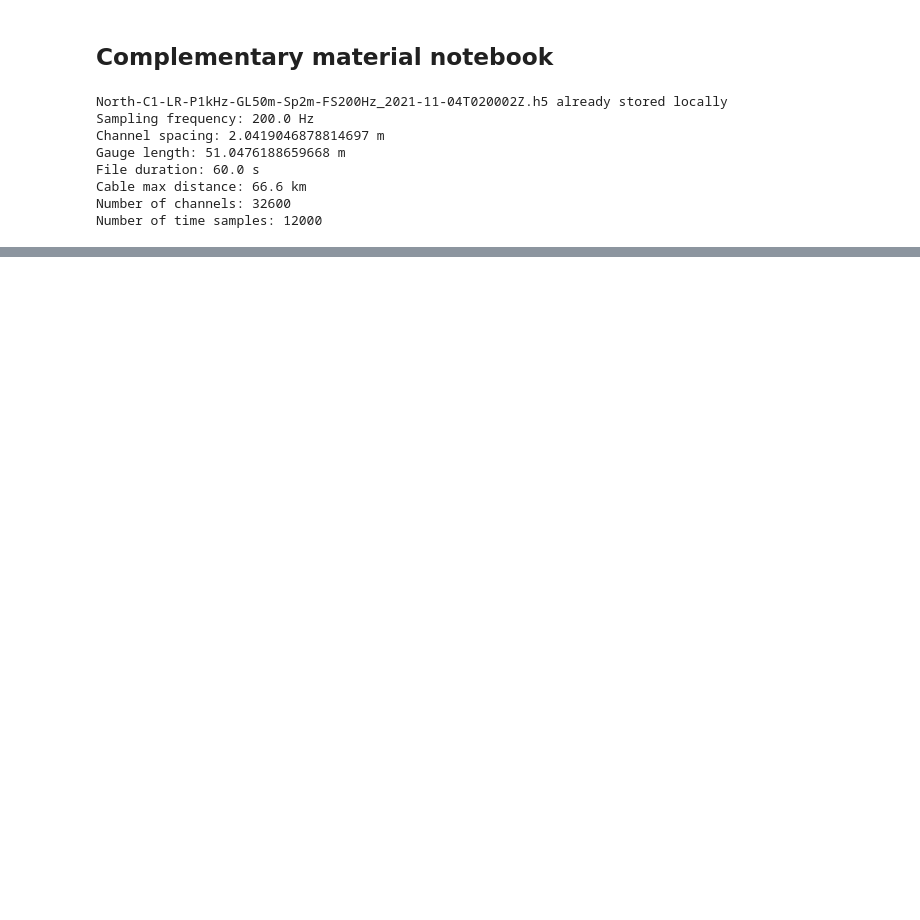
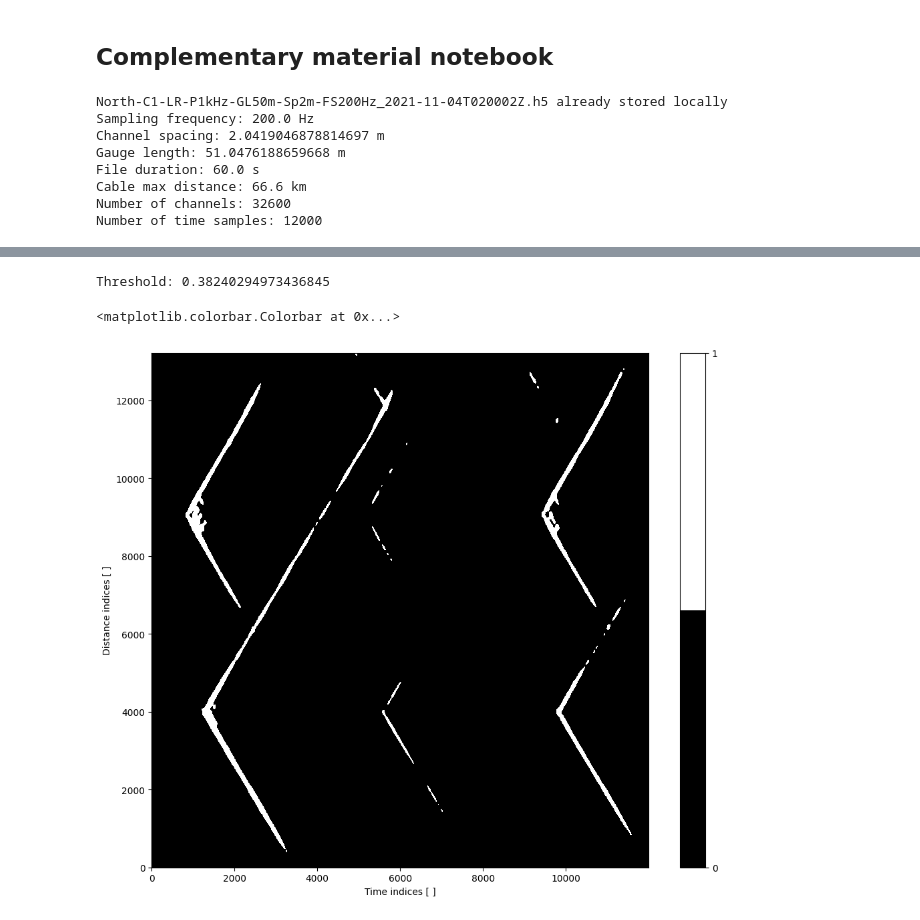
Before and after one commit to Ocean-Data-Lab/Goestchel_JASA_2025, a Jupyter notebook: main_compmat.ipynb, the cells around one changed output, grey strips where cells are left out. Cells and saved outputs as stored; diff of their text form; code cells hidden in the pictures; blank space fills up the shorter version.

```diff
--- a/main_compmat.ipynb
+++ b/main_compmat.ipynb
@@ -186,0 +195,23 @@ plt.colorbar()
+# %%
+from matplotlib.colors import ListedColormap
+# Threshold the image
+# threshold = 0.4
+threshold = np.mean(fimage) + 3 * np.std(fimage)
+print(f'Threshold: {threshold}')
+mask = fimage > threshold
+
+mask_sparse = dw.improcess.binning(mask, 10, 10)
+# Zero padd the mask to be the same size as the original trace
+diff = np.maximum(np.array(im.shape) - np.array(mask_sparse.shape), 0)
+mask_sparse_pad = np.pad(mask_sparse, ((0, diff[0]), (0, diff[1])), mode='edge')
+
+plt.figure(figsize=(12, 10))
+bin_cmap = ListedColormap(['black', 'white'])
+pmask = plt.imshow(mask_sparse_pad, cmap=bin_cmap, aspect='auto', origin='lower')
+plt.xlabel('Time indices [ ]')
+plt.ylabel('Distance indices [ ]')
+plt.colorbar(pmask, ticks=[0, 1])
+# %% [output]
+Threshold: 0.38240294973436845
+<matplotlib.colorbar.Colorbar at 0x...>
+[figure, added]
```
Also changed, not shown: parts of 4 cells of this notebook.
